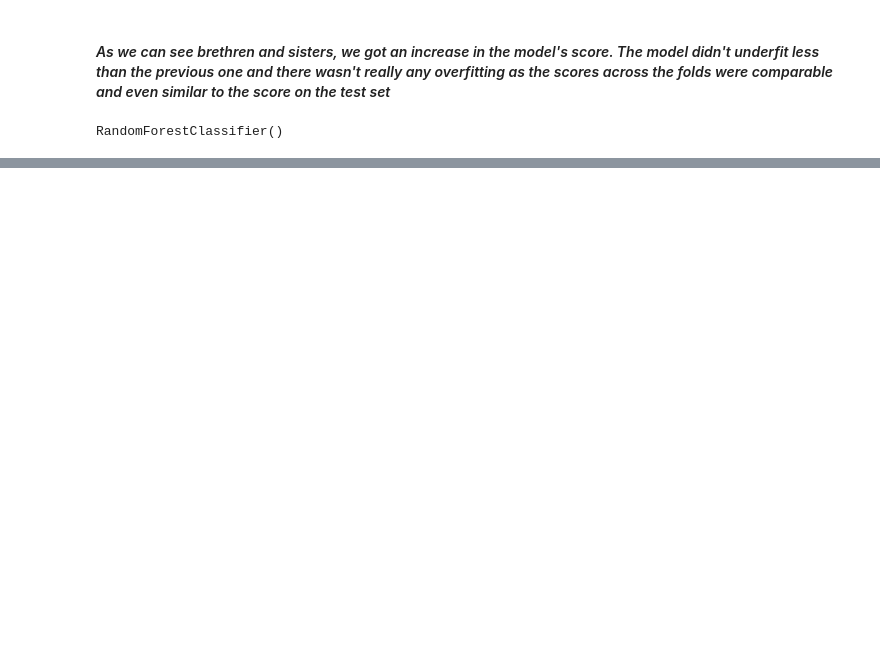
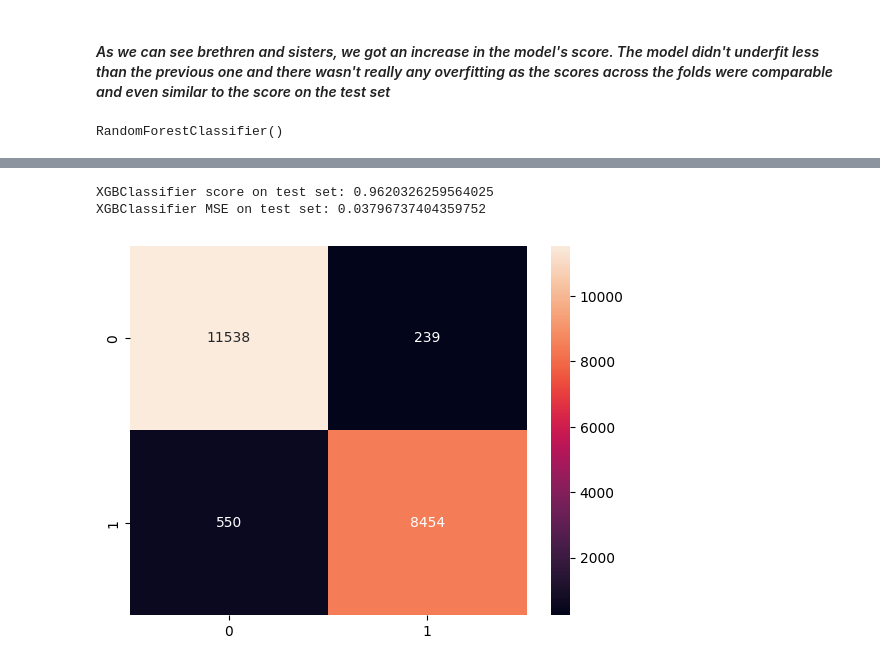
Before and after one commit to adebola-duf/Airline-Passenger-Satisfaction, a Jupyter notebook: main.ipynb, the cells around one changed output, grey strips where cells are left out. Drawn from its saved outputs; the diff is of its cells as text; code cells hidden in the pictures; blank space fills up the shorter version.

```diff
--- a/main.ipynb
+++ b/main.ipynb
@@ -1340,0 +1289,8 @@ clf.best_score_
+# %%
+sns.heatmap(confusion_matrix(y_test, y_test_pred), annot=True, fmt='.5g')
+print(f'XGBClassifier score on test set: {cb_model.score(X_test, y_test)}')
+print(f'XGBClassifier MSE on test set: {mean_squared_error(y_test, y_test_pred)}')
+# %% [output]
+XGBClassifier score on test set: 0.9620326259564025
+XGBClassifier MSE on test set: 0.03796737404359752
+[figure, added]
```
Also changed, not shown: parts of 72 cells of this notebook, 1 other file.
